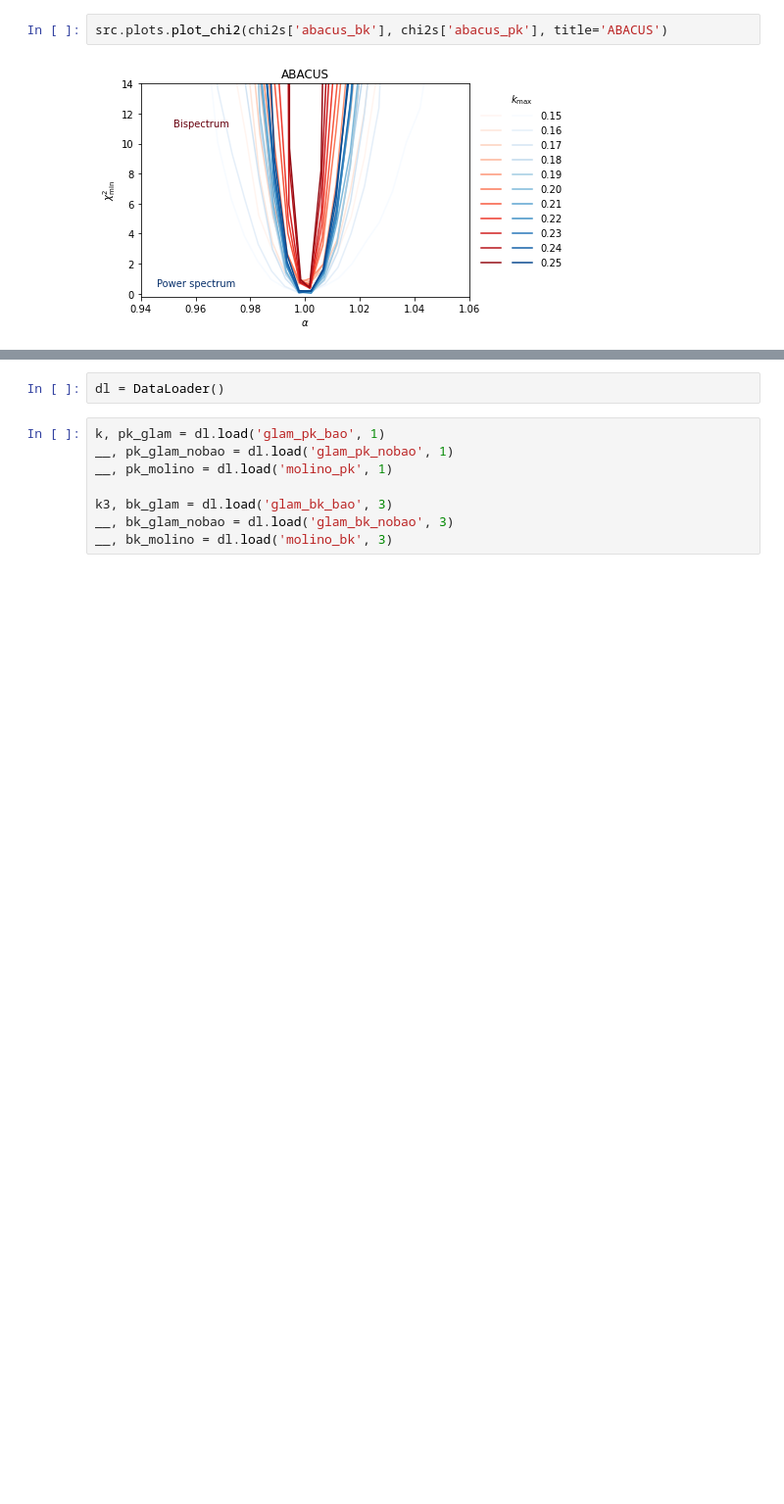
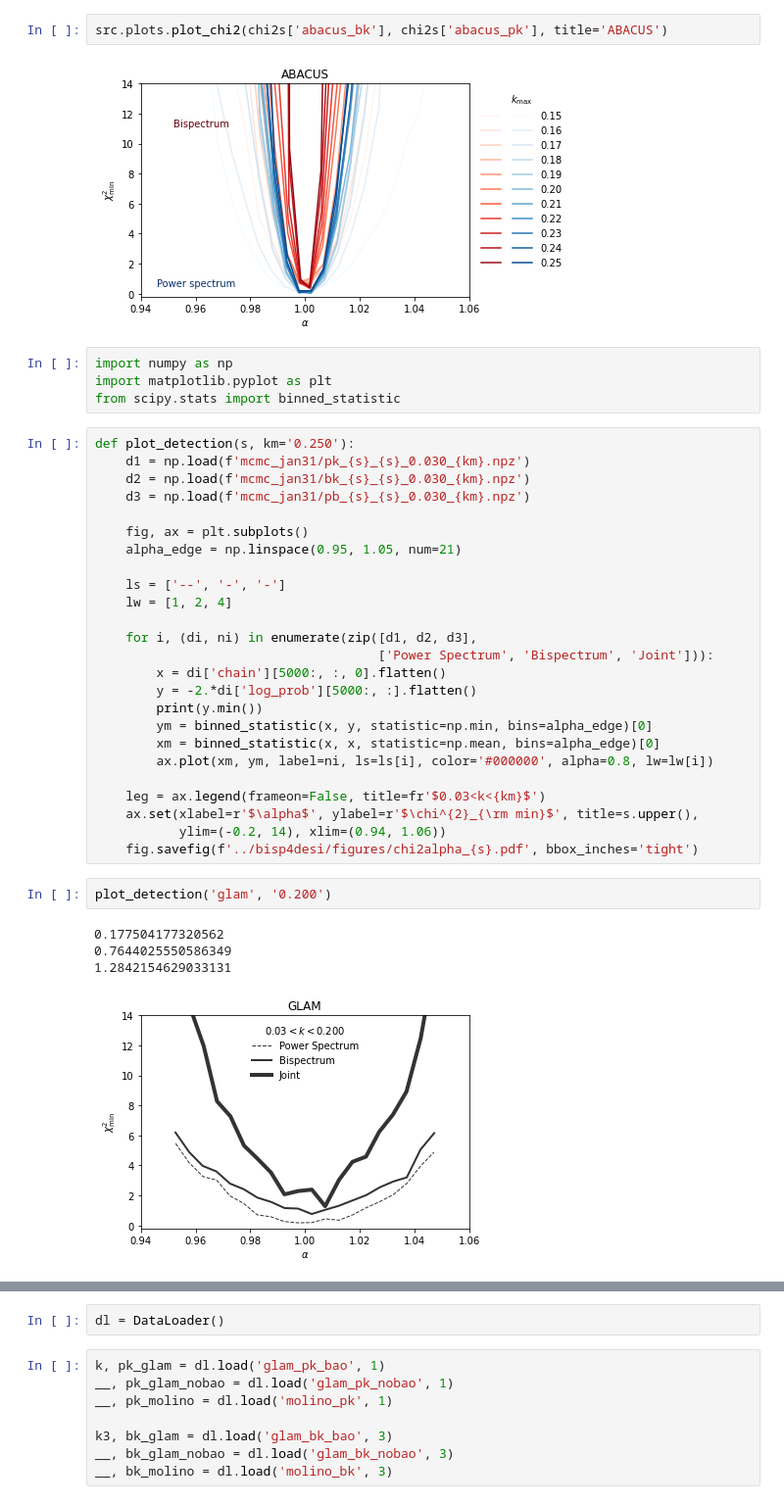
Before and after one commit to mehdirezaie/bispectrum, a Jupyter notebook: bao.ipynb, the cells around one changed output, grey strips where cells are left out. Shown at 98% size. Saved outputs shown, nothing was run; the diff lists cells and outputs as text; blank space fills up the shorter version.

```diff
--- a/bao.ipynb
+++ b/bao.ipynb
@@ -118,3 +116,39 @@ src.plots.plot_chi2(chi2s['glam_bk'], chi2s['glam_pk'], title='GLAM')
 src.plots.plot_chi2(chi2s['abacus_bk'], chi2s['abacus_pk'], title='ABACUS')
 # %% [output]
 [figure]
+# %%
+import numpy as np
+import matplotlib.pyplot as plt
+from scipy.stats import binned_statistic
+# %%
+def plot_detection(s, km='0.250'):
+    d1 = np.load(f'mcmc_jan31/pk_{s}_{s}_0.030_{km}.npz')
+    d2 = np.load(f'mcmc_jan31/bk_{s}_{s}_0.030_{km}.npz')
+    d3 = np.load(f'mcmc_jan31/pb_{s}_{s}_0.030_{km}.npz')
+
+    fig, ax = plt.subplots()
+    alpha_edge = np.linspace(0.95, 1.05, num=21)
+
+    ls = ['--', '-', '-']
+    lw = [1, 2, 4]
+
+    for i, (di, ni) in enumerate(zip([d1, d2, d3],
+                                     ['Power Spectrum', 'Bispectrum', 'Joint'])):
+        x = di['chain'][5000:, :, 0].flatten()
+        y = -2.*di['log_prob'][5000:, :].flatten()
+        print(y.min())
+        ym = binned_statistic(x, y, statistic=np.min, bins=alpha_edge)[0]
+        xm = binned_statistic(x, x, statistic=np.mean, bins=alpha_edge)[0]
+        ax.plot(xm, ym, label=ni, ls=ls[i], color='#000000', alpha=0.8, lw=lw[i])
+
+    leg = ax.legend(frameon=False, title=fr'$0.03<k<{km}$')
+    ax.set(xlabel=r'$\alpha$', ylabel=r'$\chi^{2}_{\rm min}$', title=s.upper(),
+           ylim=(-0.2, 14), xlim=(0.94, 1.06))
+    fig.savefig(f'../bisp4desi/figures/chi2alpha_{s}.pdf', bbox_inches='tight')
+# %%
+plot_detection('glam', '0.200')
+# %% [output]
+0.177504177320562
+0.7644025550586349
+1.2842154629033131
+[figure, added]
```
Also changed, not shown: parts of 14 cells of this notebook.
